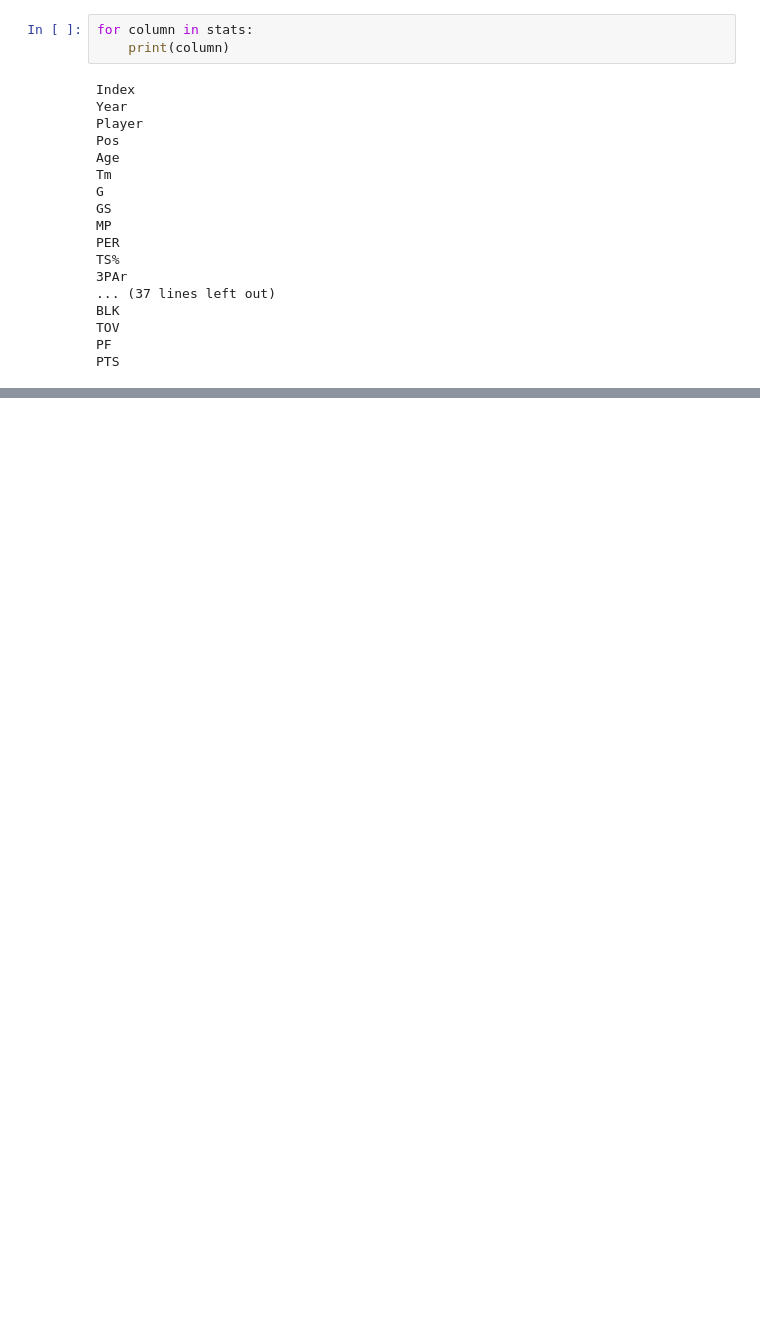
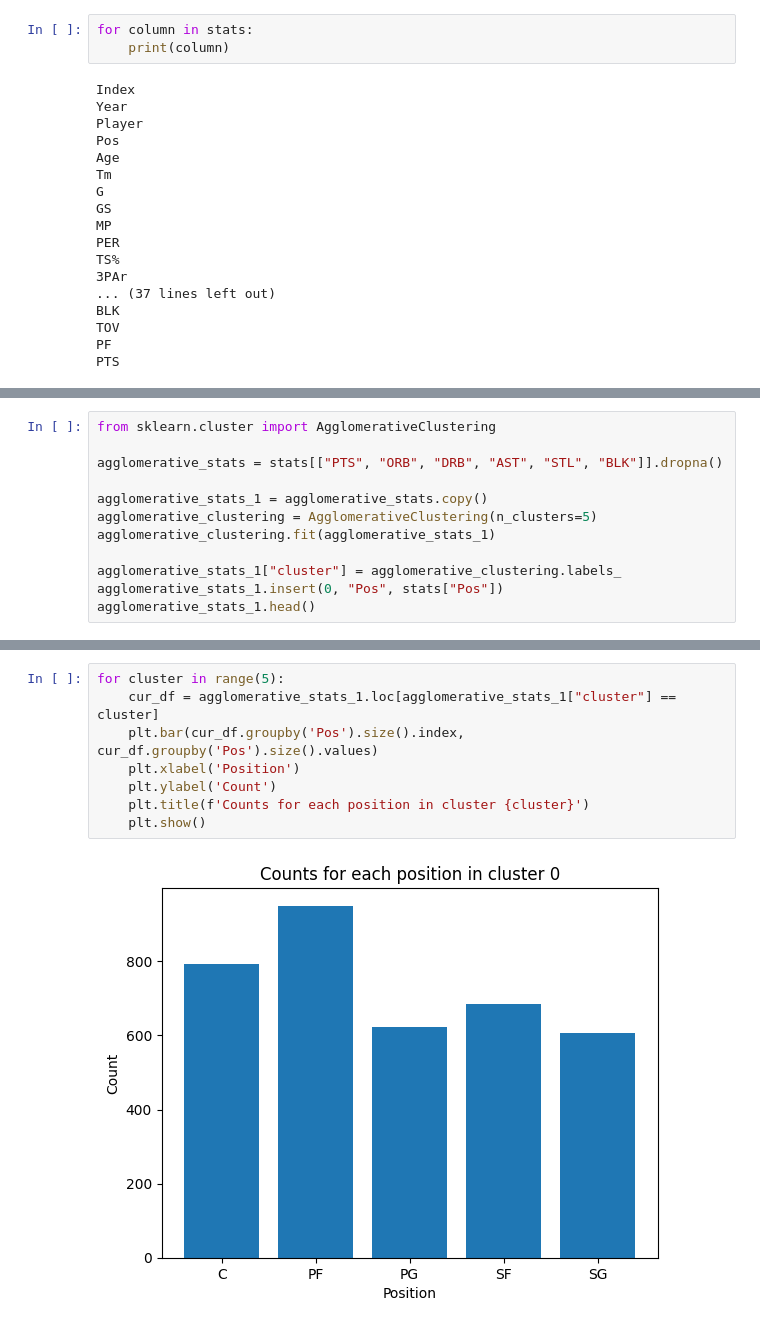
Before and after one commit to shinwookim/NBAPositionify, a Jupyter notebook: main.ipynb, the cells around one changed output, grey strips where cells are left out. Saved outputs shown, nothing was run; the diff lists cells and outputs as text; blank space fills up the shorter version.

Commit message:
Implemented agglomerative clustering

```diff
--- a/main.ipynb
+++ b/main.ipynb
@@ -244,0 +229,12 @@ PTS
+# %%
+from sklearn.cluster import AgglomerativeClustering
+
+agglomerative_stats = stats[["PTS", "ORB", "DRB", "AST", "STL", "BLK"]].dropna()
+
+agglomerative_stats_1 = agglomerative_stats.copy()
+agglomerative_clustering = AgglomerativeClustering(n_clusters=5)
+agglomerative_clustering.fit(agglomerative_stats_1)
+
+agglomerative_stats_1["cluster"] = agglomerative_clustering.labels_
+agglomerative_stats_1.insert(0, "Pos", stats["Pos"])
+agglomerative_stats_1.head()
@@ -244,0 +248,10 @@ PTS
+# %%
+for cluster in range(5):
+    cur_df = agglomerative_stats_1.loc[agglomerative_stats_1["cluster"] == cluster]
+    plt.bar(cur_df.groupby('Pos').size().index, cur_df.groupby('Pos').size().values)
+    plt.xlabel('Position')
+    plt.ylabel('Count')
+    plt.title(f'Counts for each position in cluster {cluster}')
+    plt.show()
+# %% [output]
+[figure, added]
```
Also changed, not shown: parts of 16 cells of this notebook.
